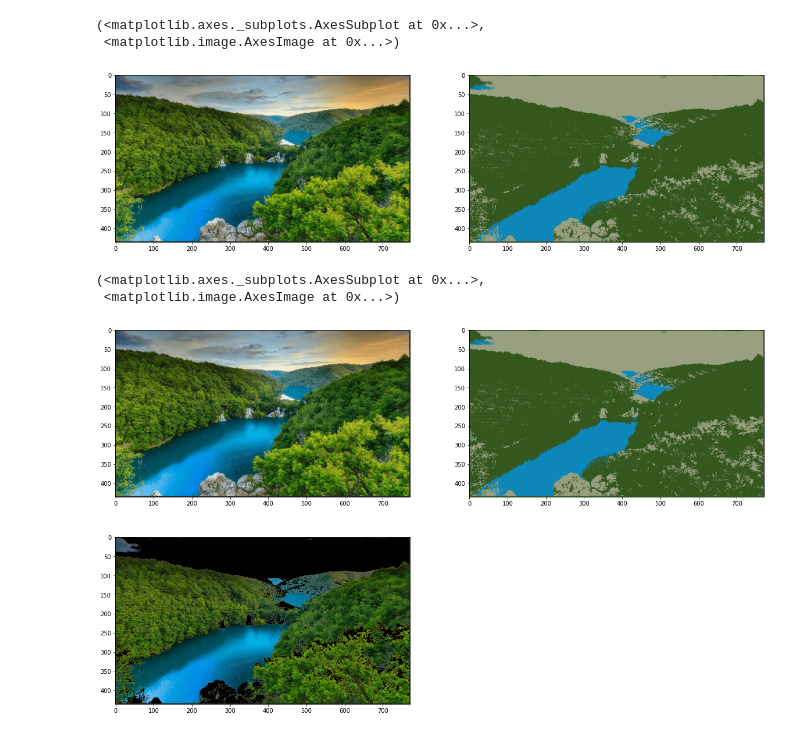
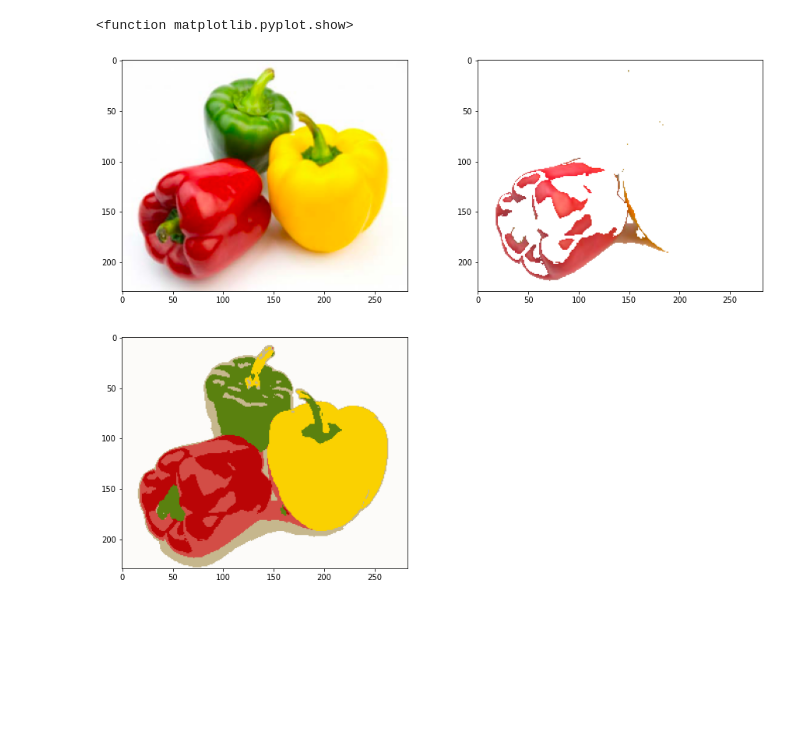
Before and after one commit to radianmalik9/PCVK_Genap_2021, a Jupyter notebook: Week10.ipynb, the cells around one changed output. Cells and saved outputs as stored; diff of their text form; code cells hidden in the pictures; blank space fills up the shorter version.

```diff
--- a/Week10.ipynb
+++ b/Week10.ipynb
@@ -57,48 +106,37 @@ plt.show()
 # %%
-# segmentasi dengan K-Means
-filename = ('/content/drive/MyDrive/PCVK/jungle.png'
-)
-img = cv2.imread(filename)
-img = cv2.cvtColor(img,cv2.COLOR_BGR2RGB)
+filename = ('/content/drive/MyDrive/PCVK_MM/Images/pepper.png')
 
-#reshape array to 2D form
+img = cv.imread(filename)
+img = cv.cvtColor(img,cv.COLOR_BGR2RGB)
+
 pixel_values = img.reshape((-1, 3))
-# convert to float
 pixel_values = np.float32(pixel_values)
-criteria = (cv2.TERM_CRITERIA_EPS + cv2.TERM_CRITERIA_MAX_ITER, 100, 0.2)
 
-k = 3
-_, labels, (centers) = cv2.kmeans(pixel_values, k, None, criteria, 10, cv2.KMEANS_RANDOM_CENTERS)
-#Convert centroid point to an integer
+criteria = (cv.TERM_CRITERIA_EPS + cv.TERM_CRITERIA_MAX_ITER, 100, 0.2)
+
+k = 6
+_, labels, (centers) = cv.kmeans(pixel_values, k, None, criteria, 10, cv.KMEANS_RANDOM_CENTERS)
+
+#konversi titik centroid kedalam integer
 centers = np.uint8(centers)
+
 #flattening label array
 labels = labels.flatten()
+
 #konversi warna pixel asli kewarna dari tiap centroidnya
 segmented_image = centers[labels.flatten()]
-# Reshape to the original image
+
+# reshape ke bentuk image asli
 segmented_image = segmented_image.reshape(img.shape)
-plt.figure(figsize = (20,20))
-plt.subplot(1,2,1),plt.imshow(img)
-plt.subplot(1,2,2),plt.imshow(segmented_image)
+masked_image = np.copy(img)
+masked_image0= masked_image.reshape((-1, 3))
+masked_image0[labels != 3] = [255, 255, 255]
+masked_image0 = masked_image0.reshape(img.shape)
+plt.figure(figsize = (15,12))
+plt.subplot(2,2,1),plt.imshow(img)
+plt.subplot(2,2,2),plt.imshow(masked_image0)
+plt.subplot(2,2,3),plt.imshow(segmented_image)
+plt.show
 # %% [output]
-(<matplotlib.axes._subplots.AxesSubplot at 0x...>,
- <matplotlib.image.AxesImage at 0x...>)
+<function matplotlib.pyplot.show>
-[figure, old version]
+[figure, new version]
-# %%
-# ubah pixel di cluster 2 menjadi hitam
-masked_image = np.copy(img)
-# konvert ke bentuk vektor
-masked_image = masked_image.reshape((-1, 3))
-# cluster yang diubah
-cluster = 2
-masked_image[labels == cluster] = [0, 0, 0]
-# konvert ke bentuk asli
-masked_image = masked_image.reshape(img.shape)
-plt.figure(figsize = (20,12))
-plt.subplot(2,2,1),plt.imshow(img)
-plt.subplot(2,2,2),plt.imshow(segmented_image)
-plt.subplot(2,2,3),plt.imshow(masked_image)
-# %% [output]
-(<matplotlib.axes._subplots.AxesSubplot at 0x...>,
- <matplotlib.image.AxesImage at 0x...>)
-[figure, removed]
```
Also changed, not shown: parts of 14 cells of this notebook.
